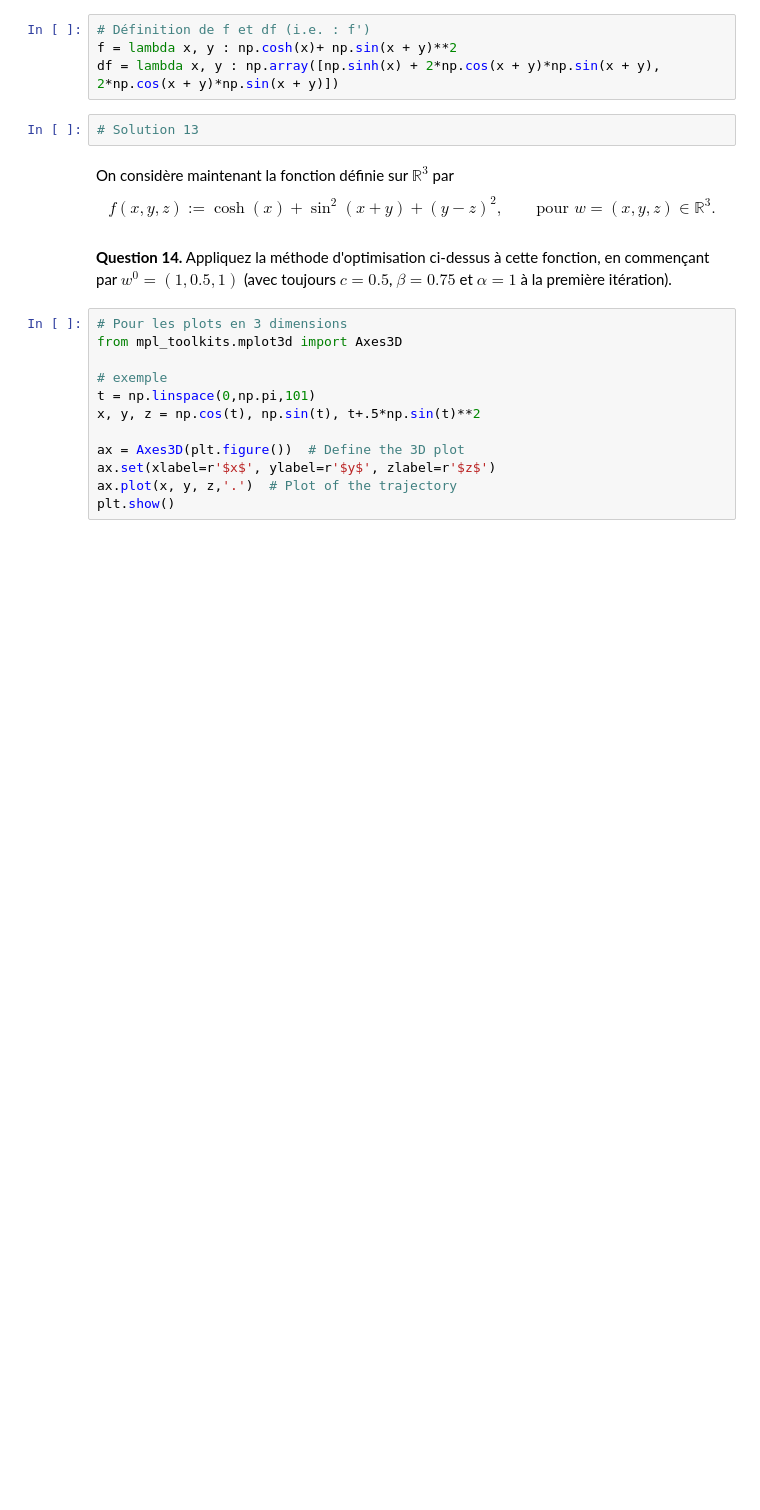
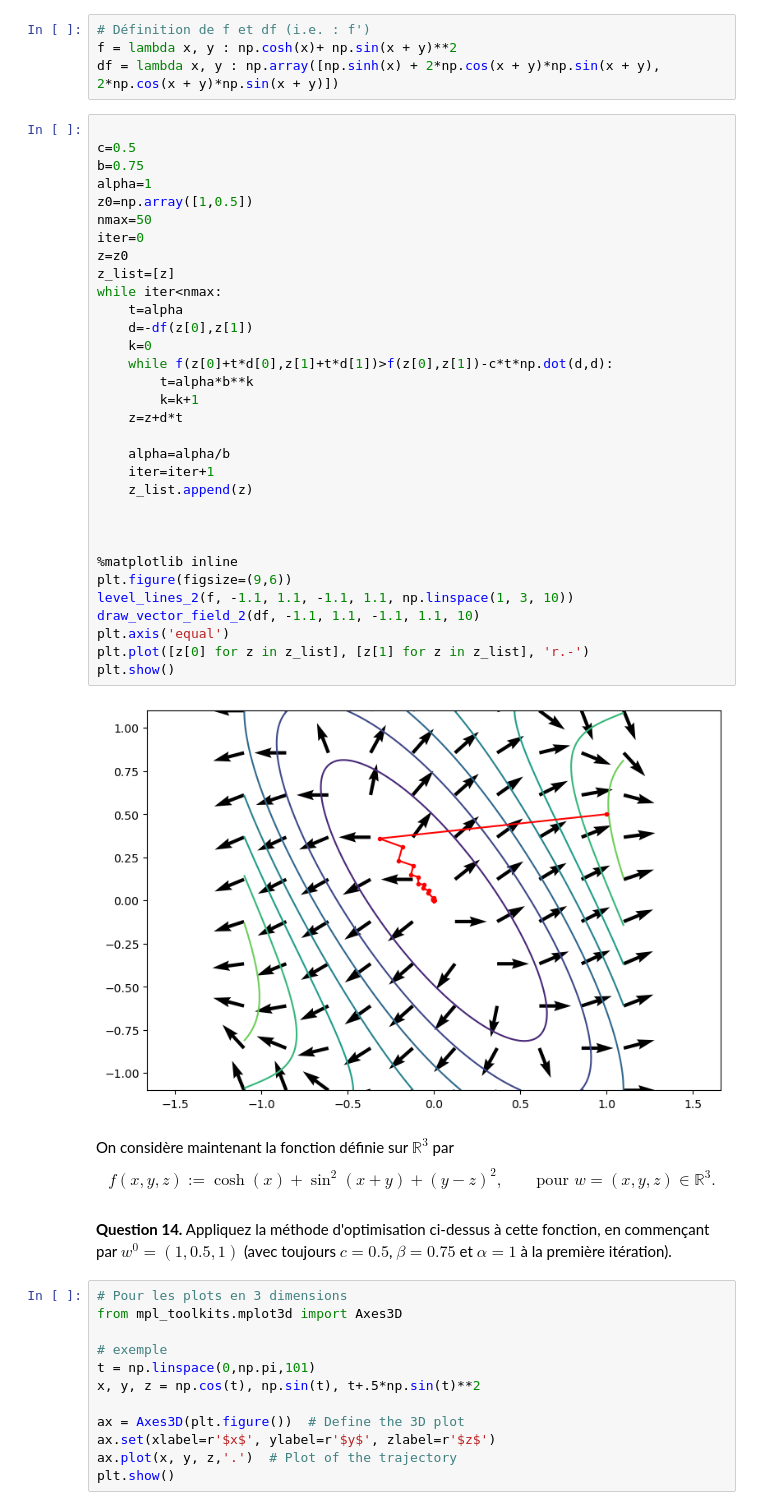
Before and after one commit to benech17/optimisation-SDIA, a Jupyter notebook: TP1_Méthodes_de_Gradient.ipynb, the cells around one changed output. Cells and saved outputs as stored; diff of their text form; blank space fills up the shorter version.

```diff
--- a/TP1_Méthodes_de_Gradient.ipynb
+++ b/TP1_Méthodes_de_Gradient.ipynb
@@ -194,8 +258,40 @@ plt.show()
 # Définition de f et df (i.e. : f')
 f = lambda x, y : np.cosh(x)+ np.sin(x + y)**2
 df = lambda x, y : np.array([np.sinh(x) + 2*np.cos(x + y)*np.sin(x + y), 2*np.cos(x + y)*np.sin(x + y)])
-# %%
-# Solution 13
+# %%
+
+c=0.5
+b=0.75
+alpha=1
+z0=np.array([1,0.5])
+nmax=50
+iter=0
+z=z0
+z_list=[z]
+while iter<nmax:
+    t=alpha
+    d=-df(z[0],z[1])
+    k=0
+    while f(z[0]+t*d[0],z[1]+t*d[1])>f(z[0],z[1])-c*t*np.dot(d,d):
+        t=alpha*b**k
+        k=k+1
+    z=z+d*t
+
+    alpha=alpha/b
+    iter=iter+1
+    z_list.append(z)
+
+
+
+%matplotlib inline
+plt.figure(figsize=(9,6))
+level_lines_2(f, -1.1, 1.1, -1.1, 1.1, np.linspace(1, 3, 10))
+draw_vector_field_2(df, -1.1, 1.1, -1.1, 1.1, 10)
+plt.axis('equal')
+plt.plot([z[0] for z in z_list], [z[1] for z in z_list], 'r.-')
+plt.show()
+# %% [output]
+[figure, added]
 # %% [markdown]
 On considère maintenant la fonction définie sur $\mathbb{R}^3$ par
 $$
```
Also changed, not shown: parts of 15 cells of this notebook, 3 other files.
